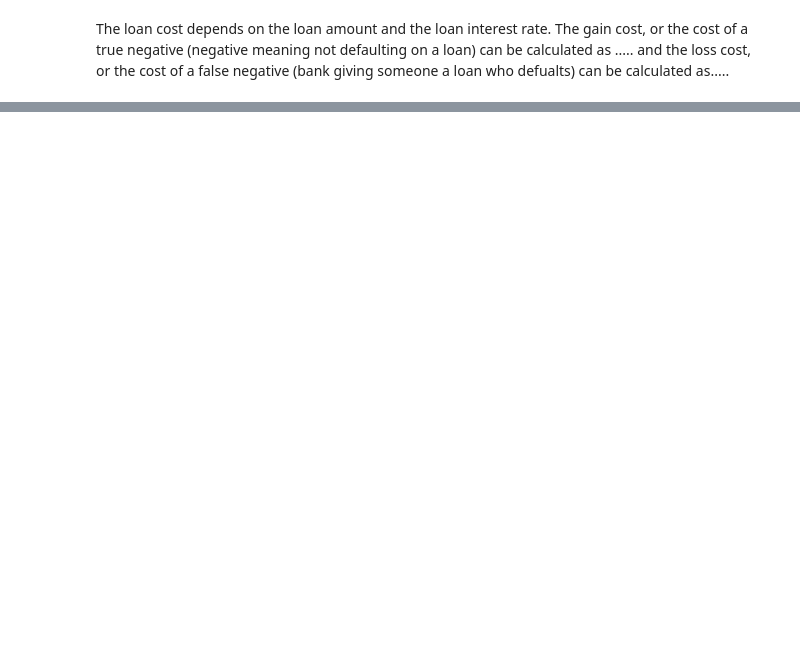
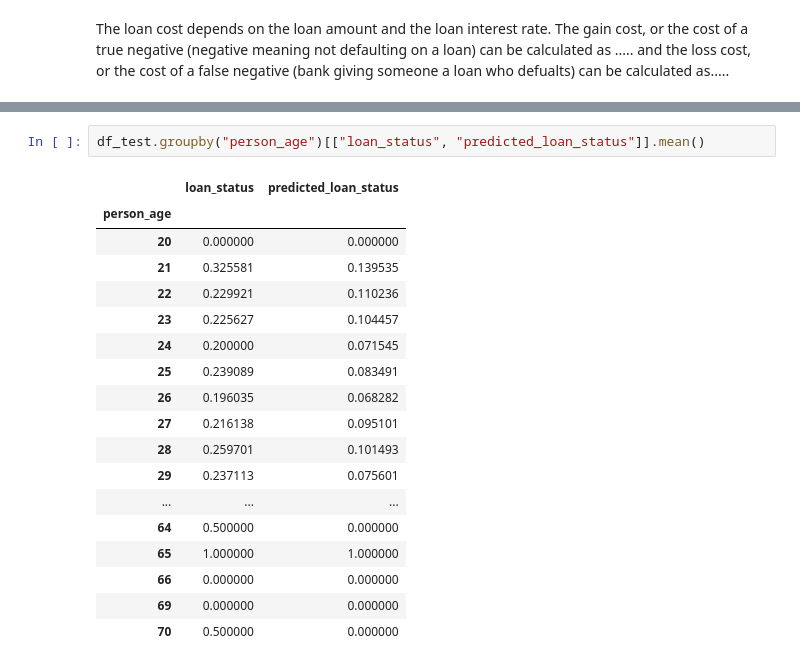
Before and after one commit to lfschweitzer/lfschweitzer.github.io, a Jupyter notebook: posts/post1/hw2.ipynb, the cells around one changed output, grey strips where cells are left out. Cells and saved outputs as stored; diff of their text form; blank space fills up the shorter version.

```diff
--- a/posts/post1/hw2.ipynb
+++ b/posts/post1/hw2.ipynb
@@ -312,0 +311,21 @@ gain
+# %%
+df_test.groupby("person_age")[["loan_status", "predicted_loan_status"]].mean()
+# %% [output]
+|  | loan_status | predicted_loan_status |
+| person_age |  |  |
+| 20 | 0.000000 | 0.000000 |
+| 21 | 0.325581 | 0.139535 |
+| 22 | 0.229921 | 0.110236 |
+| 23 | 0.225627 | 0.104457 |
+| 24 | 0.200000 | 0.071545 |
+| 25 | 0.239089 | 0.083491 |
+| 26 | 0.196035 | 0.068282 |
+| 27 | 0.216138 | 0.095101 |
+| 28 | 0.259701 | 0.101493 |
+| 29 | 0.237113 | 0.075601 |
+| ... | ... | ... |
+| 64 | 0.500000 | 0.000000 |
+| 65 | 1.000000 | 1.000000 |
+| 66 | 0.000000 | 0.000000 |
+| 69 | 0.000000 | 0.000000 |
+| 70 | 0.500000 | 0.000000 |
```
Also changed, not shown: parts of 31 cells of this notebook.
